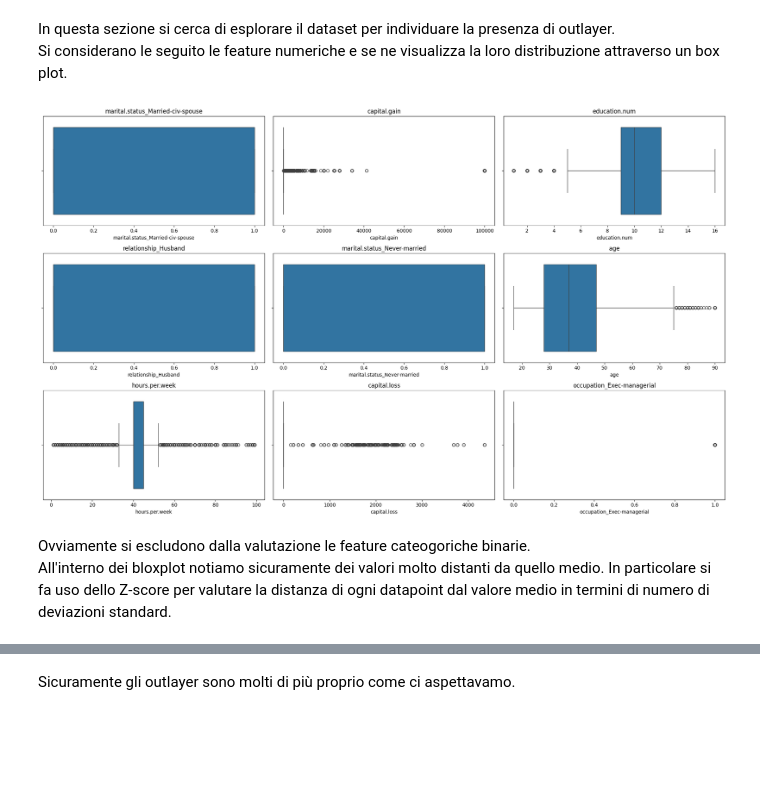
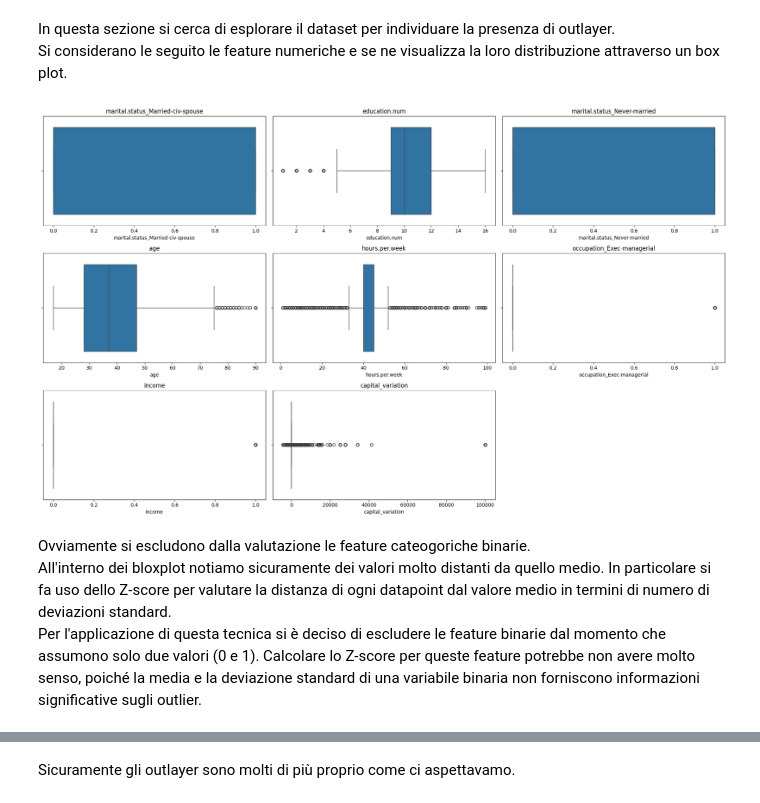
Before and after one commit to ale29ruf/Progetto_Data_Mining, a Jupyter notebook: ProgettoACI.ipynb, the cells around one changed output, grey strips where cells are left out. Drawn from its saved outputs; the diff is of its cells as text; code cells hidden in the pictures; blank space fills up the shorter version.

```diff
--- a/ProgettoACI.ipynb
+++ b/ProgettoACI.ipynb
@@ -837,6 +838,6 @@ Si nota come la feature importance di capital_variation sia superiore (circa 17%
 # %%
-train_set_cv = train_set.drop(columns=['capital.loss', 'capital.gain'])
-train_set = train_set.drop(columns=['capital_variation', 'capital.loss', 'capital.gain'])
+train_set = train_set.drop(columns=['capital.loss', 'capital.gain'])
+full_data = full_data.drop(columns=['capital.loss', 'capital.gain'])
 # %% [markdown]
 ## Outlier detection
 # %% [markdown]
@@ -844,16 +845,17 @@ In questa sezione si cerca di esplorare il dataset per individuare la presenza d
 Si considerano le seguito le feature numeriche e se ne visualizza la loro distribuzione attraverso un box plot.
 # %%
 plt.figure(figsize=(20, 12))
-for i, col in enumerate(train_set.columns):
+for i, col in enumerate(full_data.columns):
     plt.subplot(3, 3, i + 1)
-    sns.boxplot(x=train_set[col])
+    sns.boxplot(x=full_data[col])
     plt.title(col)
 
 plt.tight_layout()
 plt.show()
 # %% [output]
-[figure, old version]
+[figure, new version]
 # %% [markdown]
 Ovviamente si escludono dalla valutazione le feature cateogoriche binarie.
 All'interno dei bloxplot notiamo sicuramente dei valori molto distanti da quello medio. In particolare si fa uso dello Z-score per valutare la distanza di ogni datapoint dal valore medio in termini di numero di deviazioni standard.
+Per l'applicazione di questa tecnica si è deciso di escludere le feature binarie dal momento che assumono solo due valori (0 e 1). Calcolare lo Z-score per queste feature potrebbe non avere molto senso, poiché la media e la deviazione standard di una variabile binaria non forniscono informazioni significative sugli outlier.
 # %%
```
Also changed, not shown: parts of 22 cells of this notebook.
